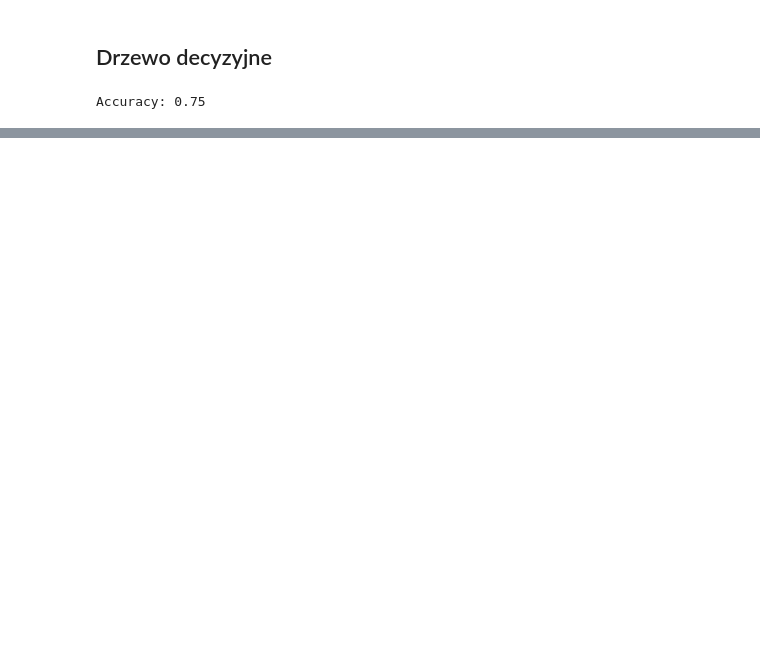
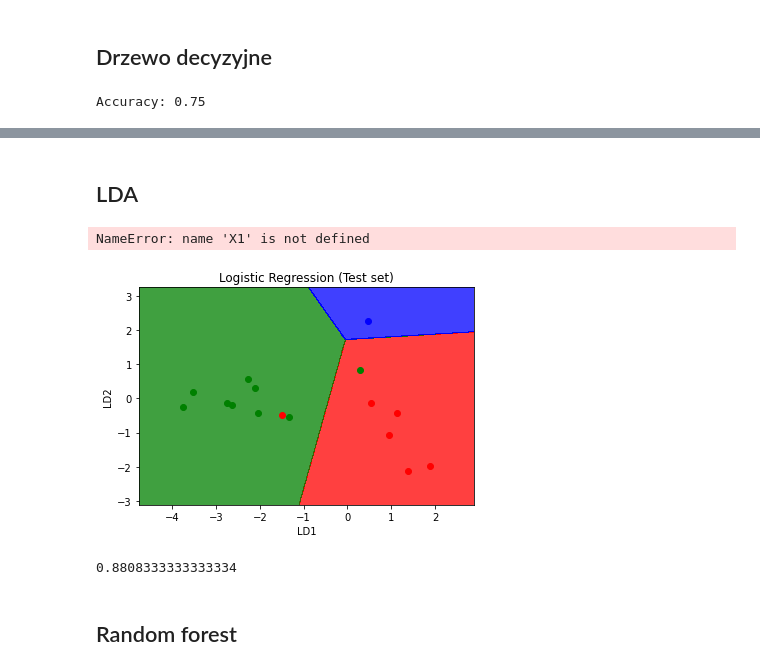
Before and after one commit to magda9906/starbucks_nutrition, a Jupyter notebook: analiza_wstepna.ipynb, the cells around one changed output, grey strips where cells are left out. Drawn from its saved outputs; the diff is of its cells as text; code cells hidden in the pictures; blank space fills up the shorter version.

Commit message:
random forest

```diff
--- a/analiza_wstepna.ipynb
+++ b/analiza_wstepna.ipynb
@@ -664,0 +596,2 @@ scores.mean()
+# %% [markdown]
+## LDA
@@ -664,0 +627,51 @@ scores.mean()
+# %%
+from matplotlib.colors import ListedColormap
+
+X_set = X_test
+y_set = y_test
+
+predict = classifier.predict(np.array([X1.ravel(), X2.ravel()]).T).reshape(X1.shape)
+predict = np.where(predict == 'bakery', 0, np.where(predict == 'others', 1, 2))
+
+X1, X2 = np.meshgrid(np.arange(start = X_set[:, 0].min() - 1, stop = X_set[:, 0].max() + 1, step = 0.01),
+                     np.arange(start = X_set[:, 1].min() - 1, stop = X_set[:, 1].max() + 1, step = 0.01))
+plt.contourf(X1, X2, predict, alpha = 0.75, cmap = ListedColormap(['r', 'g', 'b']))
+plt.xlim(X1.min(), X1.max())
+plt.ylim(X2.min(), X2.max())
+for i, j in enumerate(np.unique(y_set)):
+    plt.scatter(X_set[y_set == j, 0], X_set[y_set == j, 1], color = ListedColormap(['r', 'g', 'b'])(i), label = j)
+plt.title('Logistic Regression (Training set)')
+plt.xlabel('LD1')
+plt.ylabel('LD2')
+#plt.legend()
+plt.show()
+# %% [output]
+NameError: name 'X1' is not defined
+# %%
+#from matplotlib.colors import ListedColormap
+X_set = X_test
+
+
+from sklearn.preprocessing import LabelEncoder
+
+y_set = y_test
+
+X1, X2 = np.meshgrid(np.arange(start = X_set[:, 0].min() - 1, stop = X_set[:, 0].max() + 1, step = 0.01),
+                     np.arange(start = X_set[:, 1].min() - 1, stop = X_set[:, 1].max() + 1, step = 0.01))
+
+# zamiana nazw klas na liczby
+predict = classifier.predict(np.array([X1.ravel(), X2.ravel()]).T).reshape(X1.shape)
+predict = np.where(predict == 'bakery', 0, np.where(predict == 'others', 1, 2))
+
+plt.contourf(X1, X2, predict, alpha = 0.75, cmap = ListedColormap(['r', 'g', 'b']))
+plt.xlim(X1.min(), X1.max())
+plt.ylim(X2.min(), X2.max())
+for i, j in enumerate(np.unique(y_set)):
+    plt.scatter(X_set[y_set == j, 0], X_set[y_set == j, 1], color = ListedColormap(['r', 'g', 'b'])(i), label = j)
+plt.title('Logistic Regression (Test set)')
+plt.xlabel('LD1')
+plt.ylabel('LD2')
+#plt.legend()
+plt.show()
+# %% [output]
+[figure, added]
@@ -664,0 +692,9 @@ scores.mean()
+# %%
+kfolds = 5
+lda = LinearDiscriminantAnalysis()
+scores = cross_val_score(lda, X, y, cv=kfolds)
+scores.mean()
+# %% [output]
+0.8808333333333334
+# %% [markdown]
+## Random forest
```
Also changed, not shown: parts of 41 cells of this notebook.
